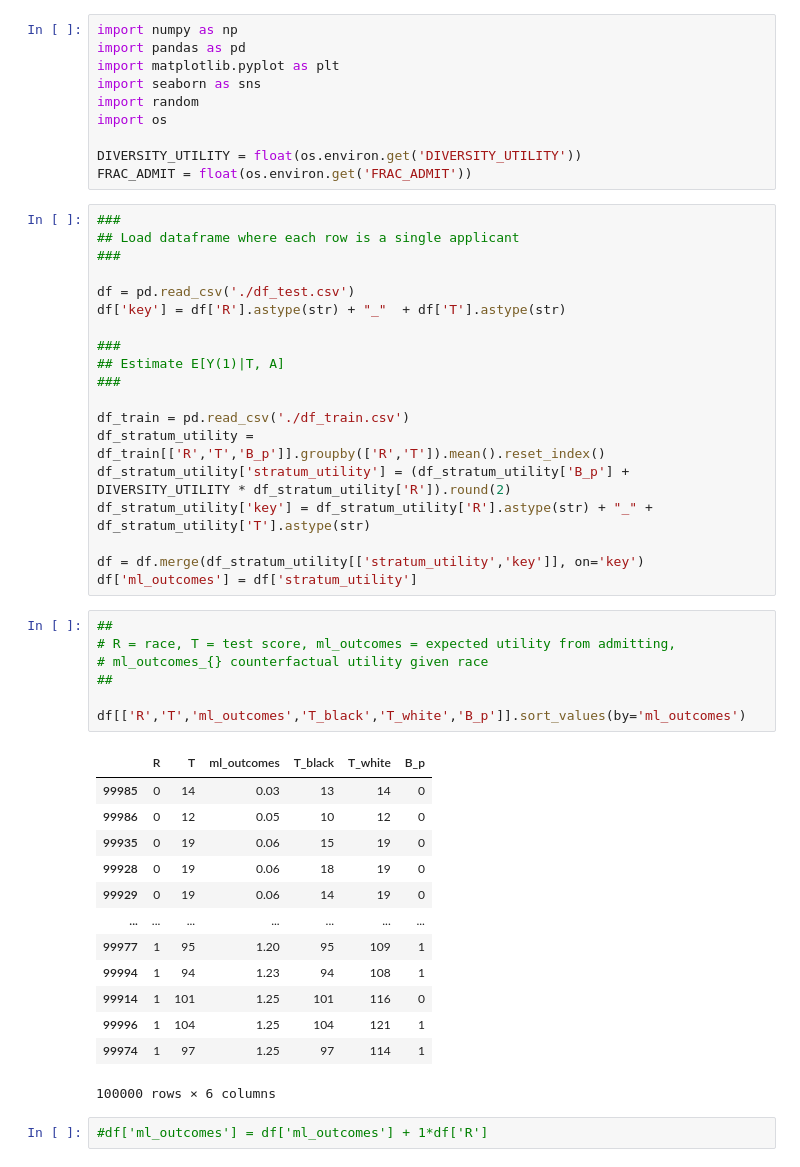
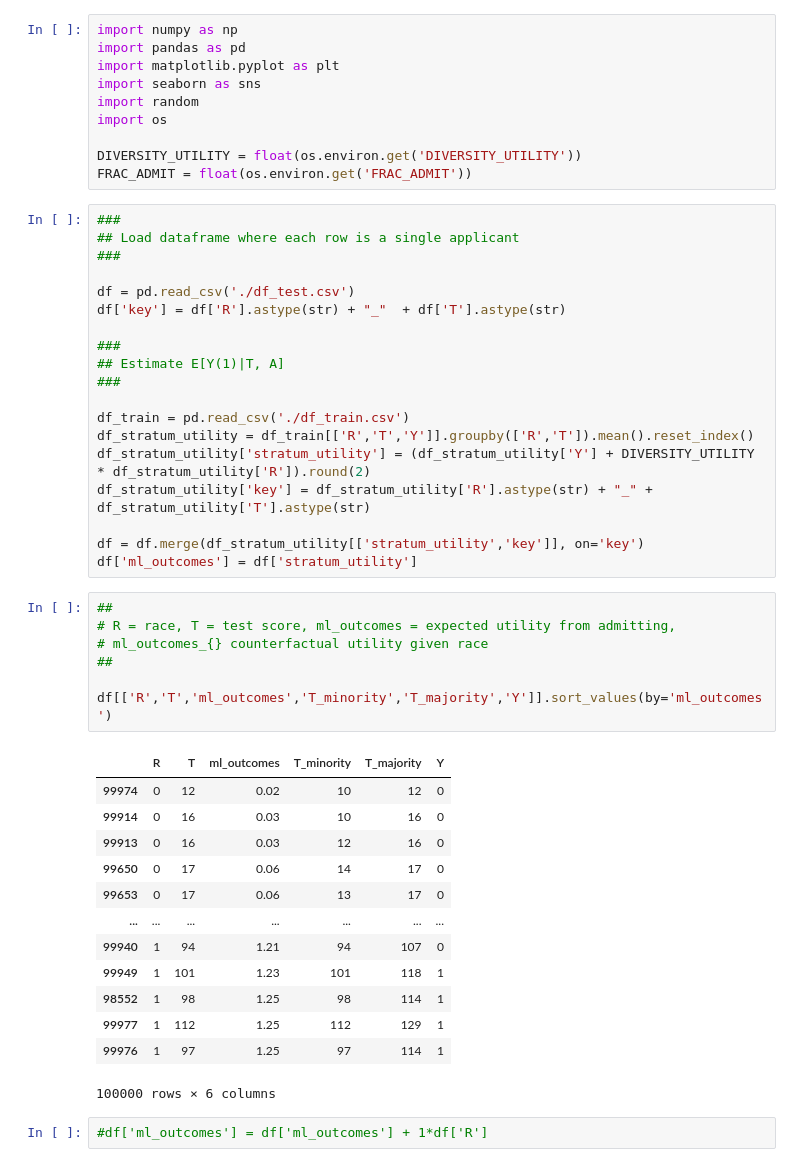
Before and after one commit to stanford-policylab/causal-fairness, a Jupyter notebook: 01-Counterfactual-Fairness.ipynb, the cells around one changed output. Saved outputs shown, nothing was run; the diff lists cells and outputs as text.

```diff
--- a/01-Counterfactual-Fairness.ipynb
+++ b/01-Counterfactual-Fairness.ipynb
@@ -21,8 +21,8 @@ df['key'] = df['R'].astype(str) + "_"  + df['T'].astype(str)
 ###
 
 df_train = pd.read_csv('./df_train.csv')
-df_stratum_utility = df_train[['R','T','B_p']].groupby(['R','T']).mean().reset_index()
-df_stratum_utility['stratum_utility'] = (df_stratum_utility['B_p'] + DIVERSITY_UTILITY * df_stratum_utility['R']).round(2)
+df_stratum_utility = df_train[['R','T','Y']].groupby(['R','T']).mean().reset_index()
+df_stratum_utility['stratum_utility'] = (df_stratum_utility['Y'] + DIVERSITY_UTILITY * df_stratum_utility['R']).round(2)
 df_stratum_utility['key'] = df_stratum_utility['R'].astype(str) + "_" + df_stratum_utility['T'].astype(str)
 
 df = df.merge(df_stratum_utility[['stratum_utility','key']], on='key')
@@ -30,23 +30,23 @@ df['ml_outcomes'] = df['stratum_utility']
 # %%
 ##
 # R = race, T = test score, ml_outcomes = expected utility from admitting,
 # ml_outcomes_{} counterfactual utility given race
 ##
 
-df[['R','T','ml_outcomes','T_black','T_white','B_p']].sort_values(by='ml_outcomes')
+df[['R','T','ml_outcomes','T_minority','T_majority','Y']].sort_values(by='ml_outcomes')
 # %% [output]
-|  | R | T | ml_outcomes | T_black | T_white | B_p |
-| 99985 | 0 | 14 | 0.03 | 13 | 14 | 0 |
-| 99986 | 0 | 12 | 0.05 | 10 | 12 | 0 |
-| 99935 | 0 | 19 | 0.06 | 15 | 19 | 0 |
-| 99928 | 0 | 19 | 0.06 | 18 | 19 | 0 |
-| 99929 | 0 | 19 | 0.06 | 14 | 19 | 0 |
+|  | R | T | ml_outcomes | T_minority | T_majority | Y |
+| 99974 | 0 | 12 | 0.02 | 10 | 12 | 0 |
+| 99914 | 0 | 16 | 0.03 | 10 | 16 | 0 |
+| 99913 | 0 | 16 | 0.03 | 12 | 16 | 0 |
+| 99650 | 0 | 17 | 0.06 | 14 | 17 | 0 |
+| 99653 | 0 | 17 | 0.06 | 13 | 17 | 0 |
 | ... | ... | ... | ... | ... | ... | ... |
-| 99977 | 1 | 95 | 1.20 | 95 | 109 | 1 |
-| 99994 | 1 | 94 | 1.23 | 94 | 108 | 1 |
-| 99914 | 1 | 101 | 1.25 | 101 | 116 | 0 |
-| 99996 | 1 | 104 | 1.25 | 104 | 121 | 1 |
-| 99974 | 1 | 97 | 1.25 | 97 | 114 | 1 |
+| 99940 | 1 | 94 | 1.21 | 94 | 107 | 0 |
+| 99949 | 1 | 101 | 1.23 | 101 | 118 | 1 |
+| 98552 | 1 | 98 | 1.25 | 98 | 114 | 1 |
+| 99977 | 1 | 112 | 1.25 | 112 | 129 | 1 |
+| 99976 | 1 | 97 | 1.25 | 97 | 114 | 1 |
 100000 rows × 6 columns
 # %%
 #df['ml_outcomes'] = df['ml_outcomes'] + 1*df['R']
```
Also changed, not shown: parts of 20 cells of this notebook, 8 other files.
